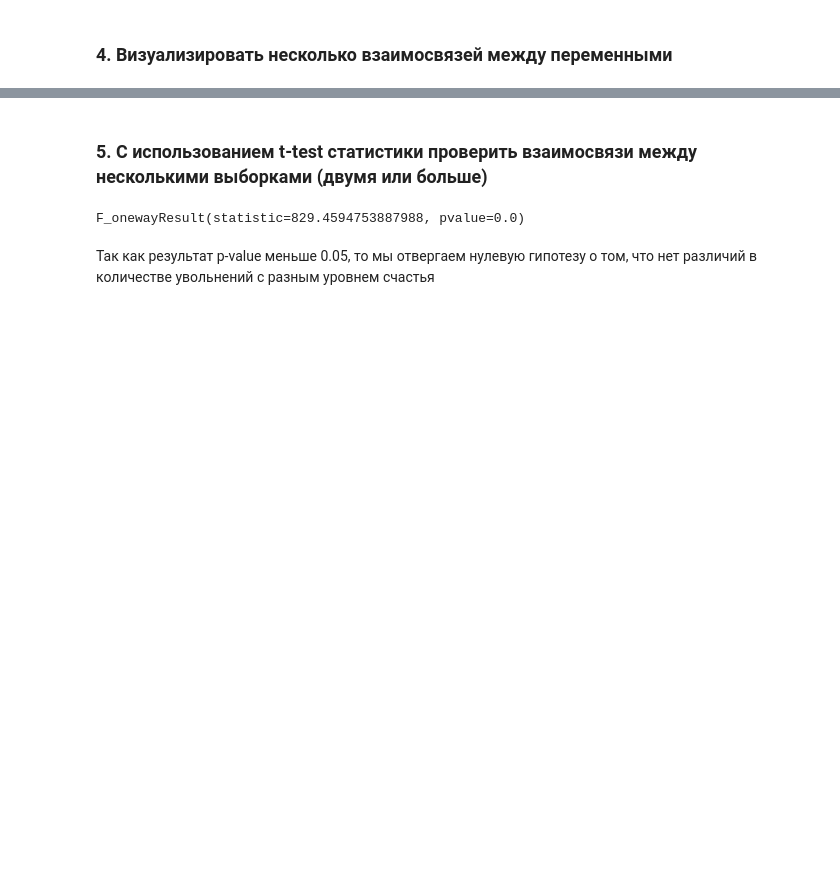
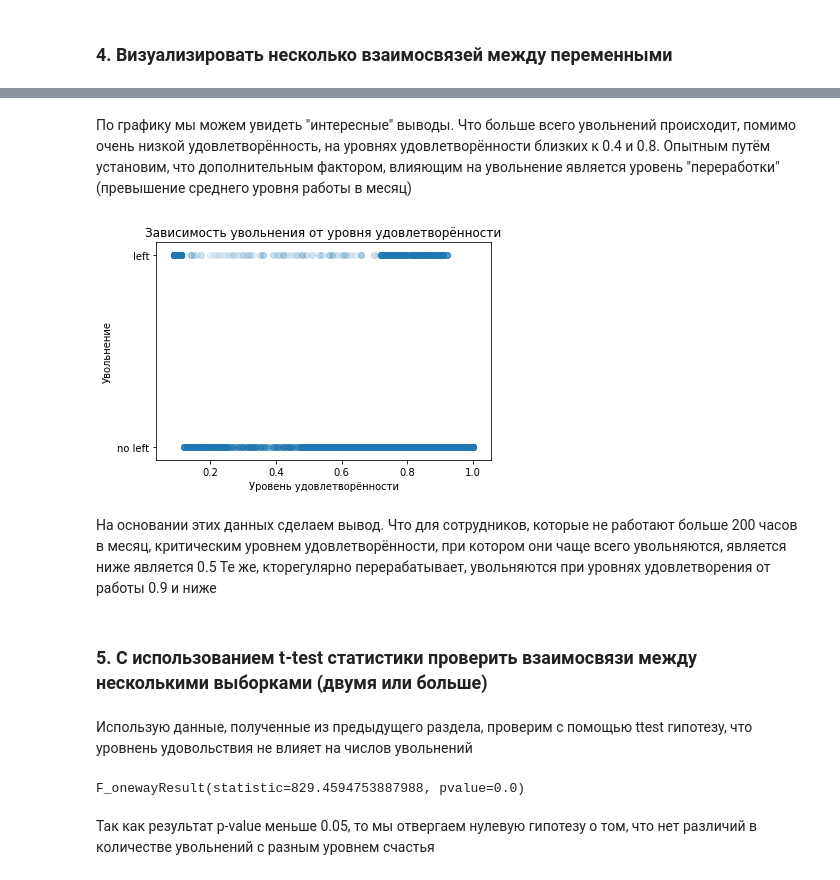
Before and after one commit to msavilov/PYDA-9-hw, a Jupyter notebook: diplom/diplom.ipynb, the cells around one changed output, grey strips where cells are left out. Drawn from its saved outputs; the diff is of its cells as text; code cells hidden in the pictures; blank space fills up the shorter version.

```diff
--- a/diplom/diplom.ipynb
+++ b/diplom/diplom.ipynb
@@ -183,6 +187,25 @@ Text(0, 0.5, 'Увольнение')
 [figure]
+# %% [markdown]
+По графику мы можем увидеть "интересные" выводы. Что больше всего увольнений происходит, помимо очень низкой удовлетворённость, на уровнях удовлетворённости близких к 0.4 и 0.8.
+Опытным путём установим, что дополнительным фактором, влияющим на увольнение является уровень "переработки"(превышение среднего уровня работы в месяц)
+# %%
+satisfaction_level = data[data['average_montly_hours']>=200]['satisfaction_level']
+left = data[data['average_montly_hours']>=200]['left']
+plt.scatter(satisfaction_level, left, alpha=0.1)
+plt.title('Зависимость увольнения от уровня удовлетворённости')
+plt.yticks([0,1],['no left', 'left'])
+plt.xlabel('Уровень удовлетворённости')
+plt.ylabel('Увольнение')
+plt.show()
+# %% [output]
+[figure, added]
+# %% [markdown]
+На основании этих данных сделаем вывод. Что для сотрудников, которые не работают больше 200 часов в месяц, критическим уровнем удовлетворённости, при котором они чаще всего увольняются, является ниже является 0.5
+Те же, кторегулярно перерабатывает, увольняются при уровнях удовлетворения от работы 0.9 и ниже
 # %% [markdown]
 <h3>5. С использованием t-test статистики проверить взаимосвязи между несколькими выборками (двумя или больше)
+# %% [markdown]
+Использую данные, полученные из предыдущего раздела, проверим с помощью ttest гипотезу, что уровнень удовольствия не влияет на числов увольнений
 # %%
 low_happy = data[data['satisfaction_level']<=0.4]['left']
 normal_happy = data[(data['satisfaction_level']>0.4) & (data['satisfaction_level']<=0.8)]['left']
```
Also changed, not shown: parts of 12 cells of this notebook.
